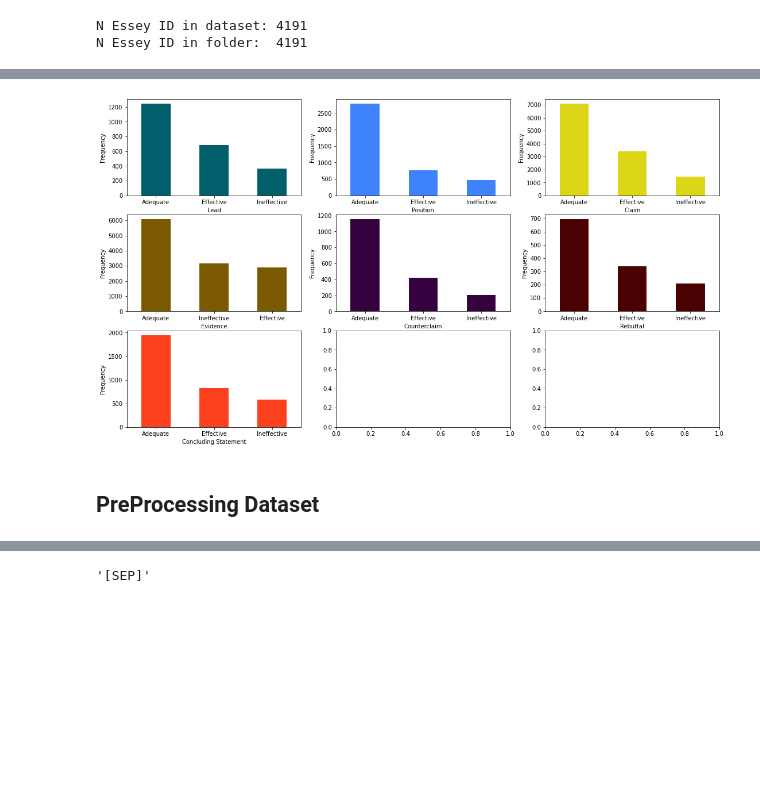
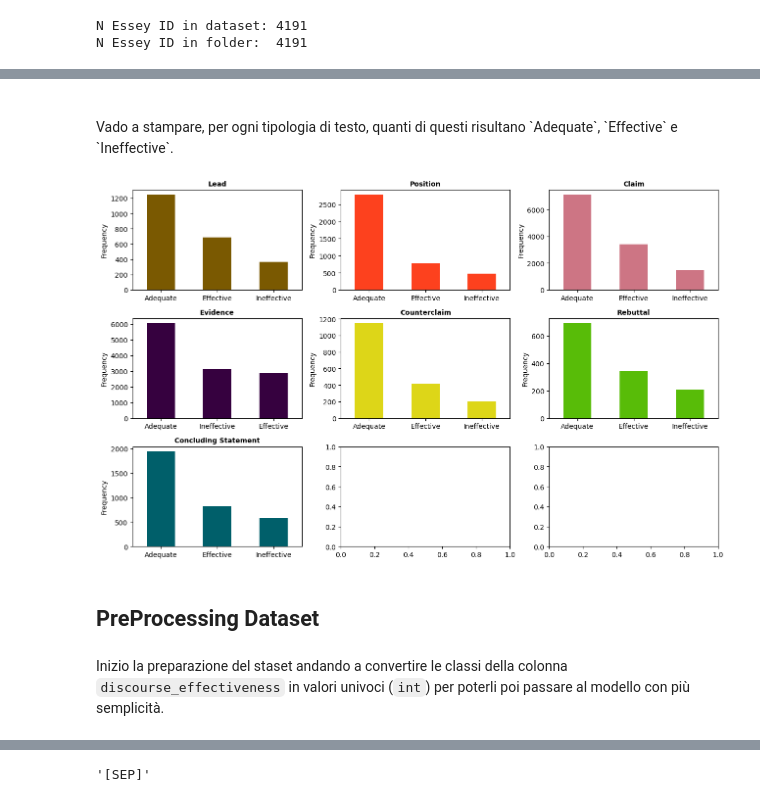
Before and after one commit to Typing-Monkeys/BRUN0-Net, a Jupyter notebook: training/Brun0-Net.ipynb, the cells around one changed output, grey strips where cells are left out. Saved outputs shown, nothing was run; the diff lists cells and outputs as text; code cells hidden in the pictures; blank space fills up the shorter version.

```diff
--- a/training/Brun0-Net.ipynb
+++ b/training/Brun0-Net.ipynb
@@ -73,42 +91,46 @@ sexy_plot_count('discourse_effectiveness', 'Effectiveness', 'frequency', ["steel
+# %% [markdown]
+<br>
+Vado a stampare, per ogni tipologia di testo, quanti di questi risultano `Adequate`, `Effective` e `Ineffective`.
 # %%
-def brain_plot():
-    total_len = len(dataset["discourse_type"].unique())
-    values = dataset["discourse_type"].unique()
-    colors = ["xkcd:frog green", "xkcd:piss yellow", "xkcd:ugly pink", "xkcd:dodger blue", "xkcd:orange red", "xkcd:poop brown", "xkcd:dried blood", "xkcd:petrol", "xkcd:deep purple"]
 
-    x = 3
-    y = (int(total_len/3) + 1)
-    fig, axs = plt.subplots(3, y)
+total_len = len(dataset["discourse_type"].unique())
+values = dataset["discourse_type"].unique()
+colors = ["xkcd:frog green", "xkcd:piss yellow", "xkcd:ugly pink", "xkcd:dodger blue", "xkcd:orange red", "xkcd:poop brown", "xkcd:dried blood", "xkcd:petrol", "xkcd:deep purple"]
 
-    fig.set_size_inches(18.5, 10.5)
+x = 3
+y = (int(total_len/3) + 1)
 
-    shuffle(colors)
+shuffle(colors) # colori random
 
+fig, axs = plt.subplots(3, y, figsize=(13,8), dpi=100)
 
-    i = 0
-    for j in range(x):
-        for k in range(y):
-            dataset.loc[dataset["discourse_type"]==values[i]]["discourse_effectiveness"].value_counts().plot(
-                    ax=axs[j, k],
-                    kind='bar',
-                    xlabel=values[i],
-                    ylabel='Frequency',
-                    color=colors[i]
-                )
+i = 0
+for j in range(x):
+    for k in range(y):
+        axs[j, k].set_title(values[i], fontsize=10, fontweight='bold')
+        dataset.loc[dataset["discourse_type"]==values[i]]["discourse_effectiveness"].value_counts().plot(
+                ax=axs[j, k],
+                kind='bar',
+                xlabel='',
+                ylabel='Frequency',
+                color=colors[i]
+            )
 
-            i += 1
+        i += 1
 
-            if i >= total_len:
-                break
+        if i >= total_len:
+            break
 
-    for ax in fig.axes:
-        ax.tick_params(labelrotation=0)
+# cambia la rotazione delle lable degli assi
+for ax in fig.axes:
+    ax.tick_params(labelrotation=0)
 
-    plt.show()
+fig.tight_layout()
+plt.show()
+# %% [output]
+[figure, added]
-# %%
-brain_plot()
-# %% [output]
-[figure, removed]
 # %% [markdown]
 ## PreProcessing Dataset
+# %% [markdown]
+Inizio la preparazione del staset andando a convertire le classi della colonna `discourse_effectiveness` in valori univoci (`int`) per poterli poi passare al modello con più semplicità.
 # %%
```
Also changed, not shown: parts of 23 cells of this notebook.
